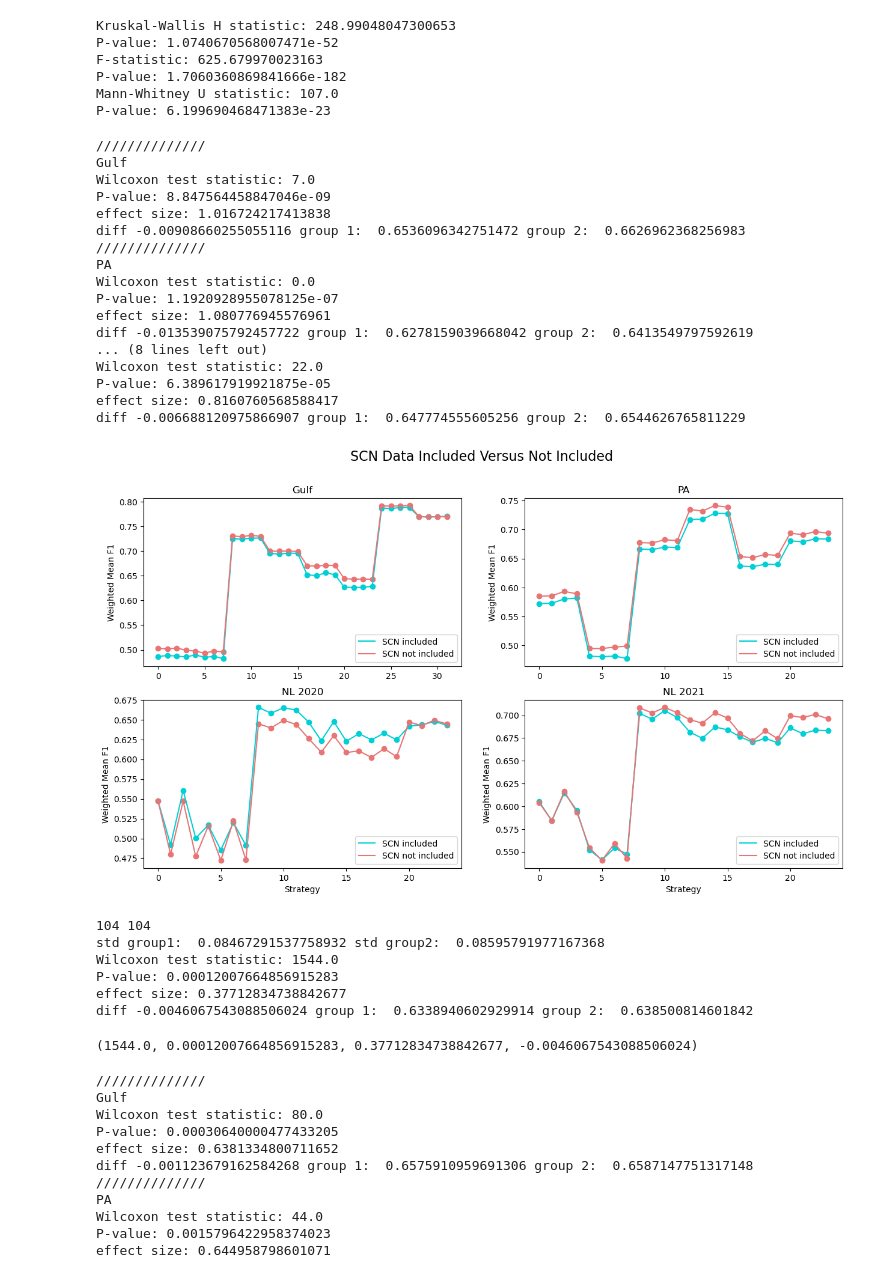
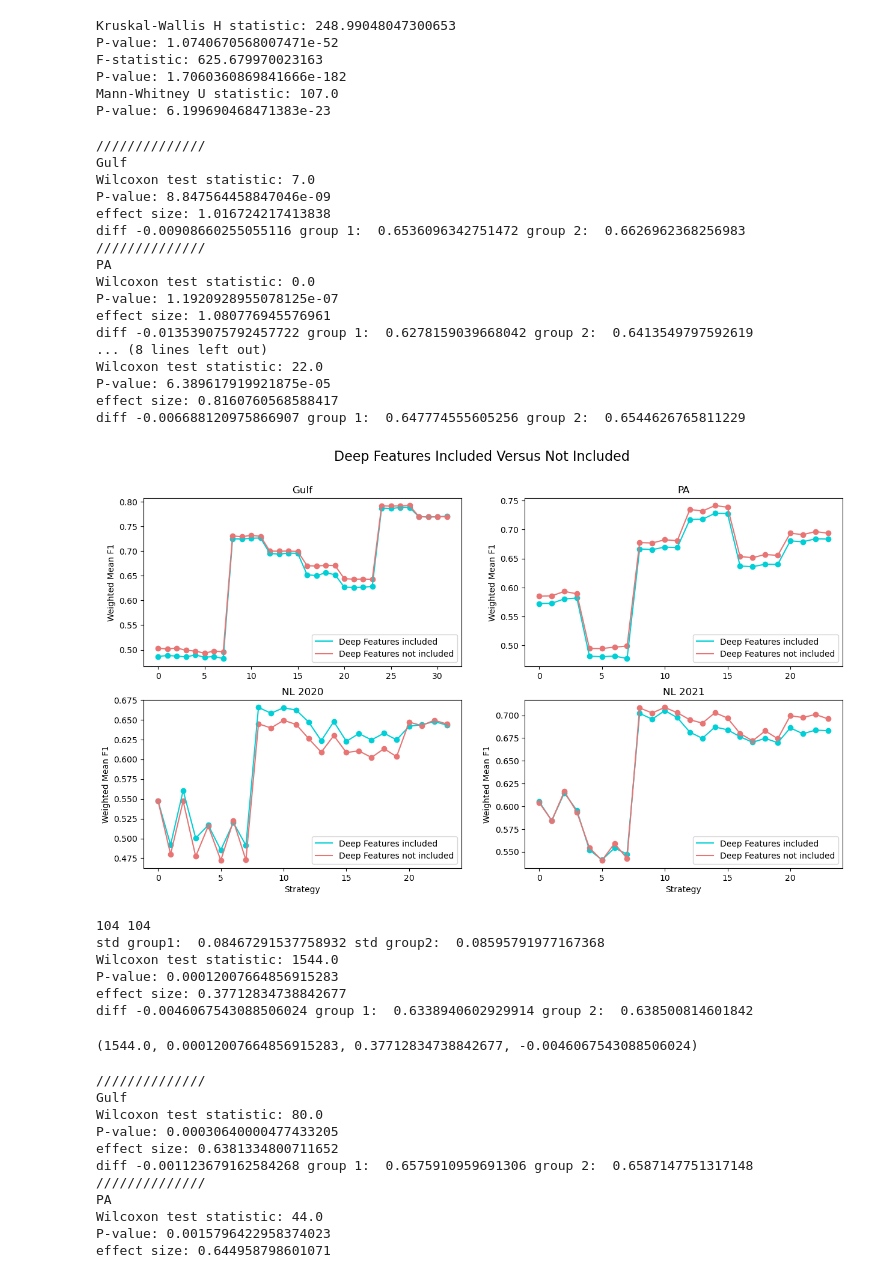
Before and after one commit to AnaisLacoursiereRoussel/AMP_code, a Jupyter notebook: f1_by_strategy.ipynb, the cells around one changed output. Cells and saved outputs as stored; diff of their text form; code cells hidden in the pictures.

```diff
--- a/f1_by_strategy.ipynb
+++ b/f1_by_strategy.ipynb
@@ -32,6 +32,7 @@ def wilcoxon_test(group1, group2):
     return stat, p_value, effect_size, mean_diff
 # %%
 regions = ['Gulf', 'PA', 'NL 2020', 'NL 2021']
+regions = ['Gulf']
 all_sheets = {'Gulf':{}, 'PA':{}, 'NL 2020':{}, 'NL 2021':{}}
 path = 'CyrilUnzipped/AMP FlowCam strategy predictions results and reports'
 for region in regions:
@@ -42,11 +43,20 @@ for region in regions:
         dict_name = dict_name.split('.')[0]
         print(name)
         xls = pd.ExcelFile(name)
-        dfs = pd.read_excel(xls, None)
+        sheet_names = xls.sheet_names
+        sheet_dict = {}
+        for sheet_name in sheet_names:
+            if 'retain' in sheet_name:
+                print('---------', sheet_name)
+                sheet_dict[sheet_name] = pd.read_excel(xls, sheet_name=sheet_name)
+        # print('done xls', xls)
+        # dfs = pd.read_excel(xls, None)
+        # sheets_dict = pd.read_excel(xls, sheet_name=None)
+        # print('done dfs')
         # for key, df in dfs.items():
         #     print(key)
         #     print(df)
         #     break
-        all_sheets[region][dict_name] = dfs
+        all_sheets[region][dict_name] = sheet_dict
 # %% [output]
 CyrilUnzipped/AMP FlowCam strategy predictions results and reports/Gulf/results\Gulf-With SCN-200 Objects-predictions data.xlsx
@@ -692,8 +702,8 @@ for i, region in enumerate(regions):
     # all = [all[i] for i in reorder_list]
     axs[quadrants[i][0], quadrants[i][1]].scatter(range(len(extra_included)), extra_included, color='#00d0d6')
     axs[quadrants[i][0], quadrants[i][1]].scatter(range(len(extra_not_included)), extra_not_included, color='#e87474')
-    axs[quadrants[i][0], quadrants[i][1]].plot(extra_included, color='#00d0d6', label=f'SCN included')
-    axs[quadrants[i][0], quadrants[i][1]].plot(extra_not_included, color='#e87474', label=f'SCN not included')
+    axs[quadrants[i][0], quadrants[i][1]].plot(extra_included, color='#00d0d6', label=f'Deep Features included')
+    axs[quadrants[i][0], quadrants[i][1]].plot(extra_not_included, color='#e87474', label=f'Deep Features not included')
     if i > 1:
         axs[quadrants[i][0], quadrants[i][1]].set_xlabel('Strategy')
     axs[quadrants[i][0], quadrants[i][1]].set_ylabel('Weighted Mean F1')
@@ -702,35 +712,35 @@ for i, region in enumerate(regions):
         axs[quadrants[i][0], quadrants[i][1]].legend(loc='lower right')
     else:
         axs[quadrants[i][0], quadrants[i][1]].legend(loc='lower right')
         # Set overall figure title
-fig.suptitle("SCN Data Included Versus Not Included", fontsize=16)
+fig.suptitle("Deep Features Included Versus Not Included", fontsize=16)
 plt.show()
 plt.close()
 
 flat_list1 = [item for row in all_extra_included for item in row]
 flat_list2 = [item for row in all_extra_not_included for item in row]
 print(len(flat_list1), len(flat_list2))
 print("std group1: ", np.std(flat_list1), "std group2: ", np.std(flat_list2))
 wilcoxon_test(flat_list1, flat_list2)
 # %% [output]
 //////////////
 Gulf
 Wilcoxon test statistic: 7.0
 P-value: 8.847564458847046e-09
 effect size: 1.016724217413838
 diff -0.00908660255055116 group 1:  0.6536096342751472 group 2:  0.6626962368256983
 //////////////
 PA
 Wilcoxon test statistic: 0.0
 P-value: 1.1920928955078125e-07
 effect size: 1.080776945576961
 diff -0.013539075792457722 group 1:  0.6278159039668042 group 2:  0.6413549797592619
 ... (8 lines left out)
 Wilcoxon test statistic: 22.0
 P-value: 6.389617919921875e-05
 effect size: 0.8160760568588417
 diff -0.006688120975866907 group 1:  0.647774555605256 group 2:  0.6544626765811229
-[figure, old version]
+[figure, new version]
 104 104
 std group1:  0.08467291537758932 std group2:  0.08595791977167368
 Wilcoxon test statistic: 1544.0
```
Also changed, not shown: parts of 4 cells of this notebook, 8 other files.
